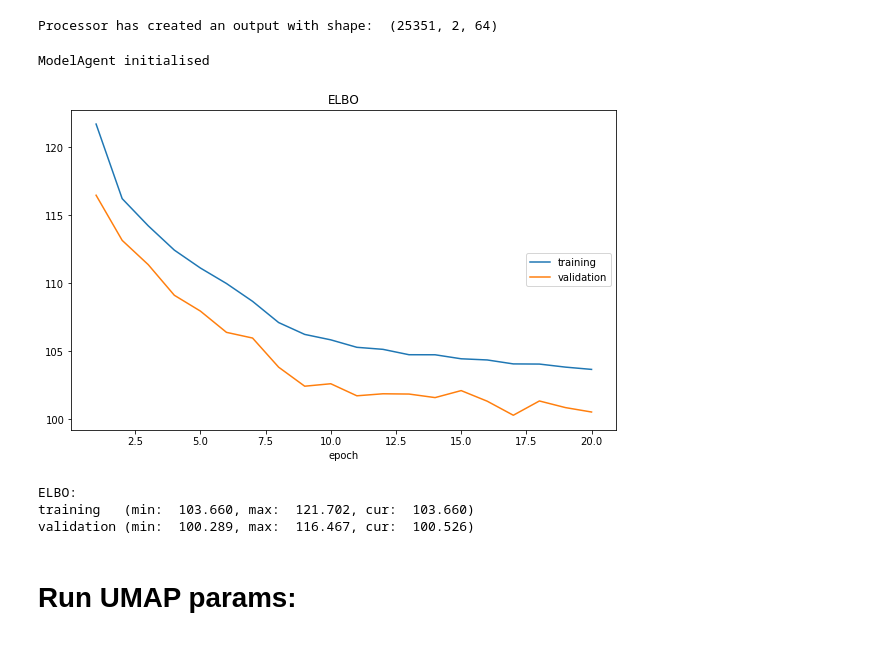
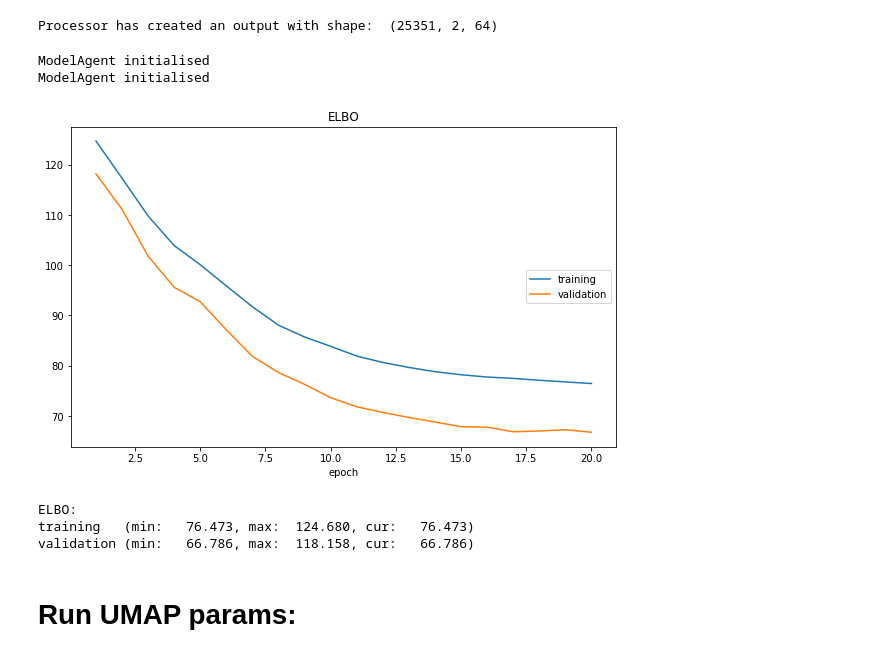
Before and after one commit to msc-acse/acse-9-independent-research-project-coush001, a Jupyter notebook: Investigate umap.ipynb, the cells around one changed output. Saved outputs shown, nothing was run; the diff lists cells and outputs as text; code cells hidden in the pictures.

```diff
--- a/Investigate umap.ipynb
+++ b/Investigate umap.ipynb
@@ -13,17 +13,20 @@ processor = Processor(dataholder)
 input1 = processor(flatten=[True, 12, 52], normalise=True)
 # %% [output]
 Processor has created an output with shape:  (25351, 2, 64)
-# %%
-bvae = BVaeModel(input1)
-# %% [output]
-ModelAgent initialised
+# %%
+vae = VaeModel(input1)
+umap = UmapModel(input1)
+# %% [output]
+ModelAgent initialised
+ModelAgent initialised
 # %%
-bvae.reduce(epochs=20, hidden_size=8, lr=0.01, beta=1, plot_loss=True)
+vae.reduce(epochs=20, hidden_size=32, lr=0.0005, plot_loss=True)
+umap.reduce()
 # %% [output]
-[figure, old version]
+[figure, new version]
 ELBO:
-training   (min:  103.660, max:  121.702, cur:  103.660)
-validation (min:  100.289, max:  116.467, cur:  100.526)
+training   (min:   76.473, max:  124.680, cur:   76.473)
+validation (min:   66.786, max:  118.158, cur:   66.786)
 # %% [markdown]
 # Run UMAP params:
 # %%
```
Also changed, not shown: parts of 6 cells of this notebook, 9 other files.
